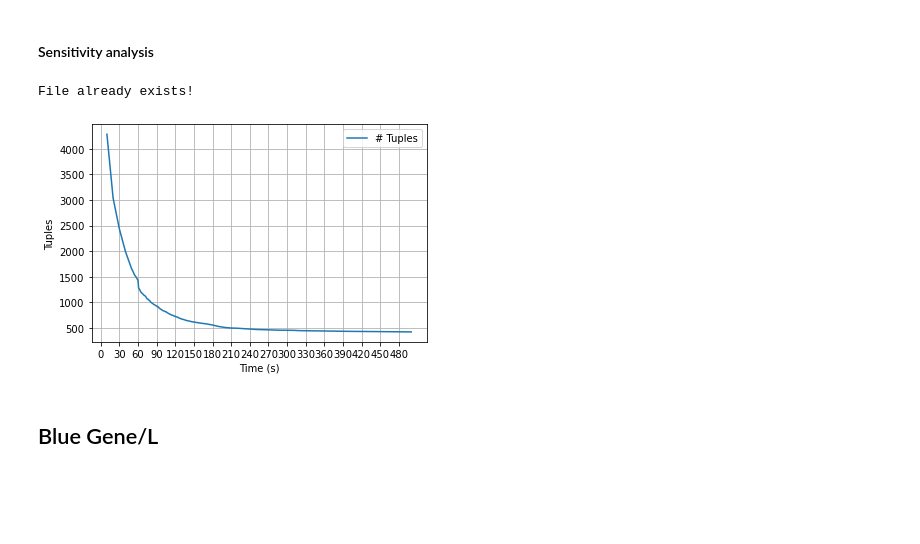
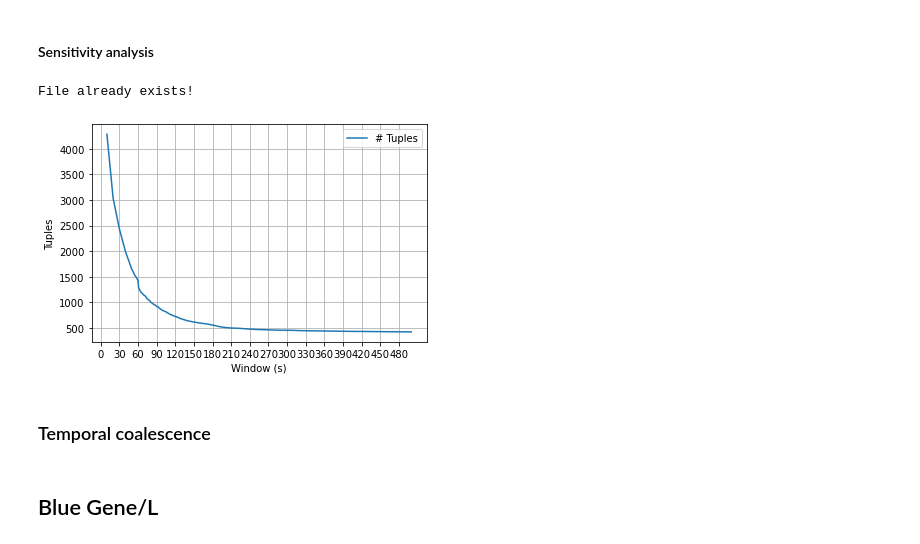
Before and after one commit to GuidoDC97/IE, a Jupyter notebook: Esercizio 5 FFDA/FFDA.ipynb, the cells around one changed output. Drawn from its saved outputs; the diff is of its cells as text; code cells hidden in the pictures; blank space fills up the shorter version.

Commit message:
Coalescenza temporale

```diff
--- a/Esercizio 5 FFDA/FFDA.ipynb
+++ b/Esercizio 5 FFDA/FFDA.ipynb
@@ -67,21 +80,23 @@ Log file has 125624 entries and 4 columns.
 # %%
 c_wins = np.arange(10,510,10)
 accuracy = np.arange(50,150,1)
 c_wins = c_wins.tolist()
 c_wins.extend(accuracy)
 c_wins.sort()
 
 filepath = 'Dataset/MercurySensitivity.txt'
 sensitivity_analysis(df_mercury, c_wins, filepath)
 
-df_mercury_sensitivity = pd.read_csv(filepath, sep = " ", names = ["Time (s)", "# Tuples"])
+df_mercury_sensitivity = pd.read_csv(filepath, sep = " ", names = ["Window", "# Tuples"])
 
-plt.plot(df_mercury_sensitivity["Time (s)"],df_mercury_sensitivity["# Tuples"], label = "# Tuples")
+plt.plot(df_mercury_sensitivity["Window"],df_mercury_sensitivity["# Tuples"], label = "# Tuples")
 plt.xticks(np.arange(0, 500, step = 30))
-plt.xlabel("Time (s)")
+plt.xlabel("Window (s)")
 plt.ylabel("Tuples")
 plt.legend()
 plt.grid()
 # %% [output]
 File already exists!
-[figure, old version]
+[figure, new version]
+# %% [markdown]
+### Temporal coalescence
```
Also changed, not shown: parts of 8 cells of this notebook.
